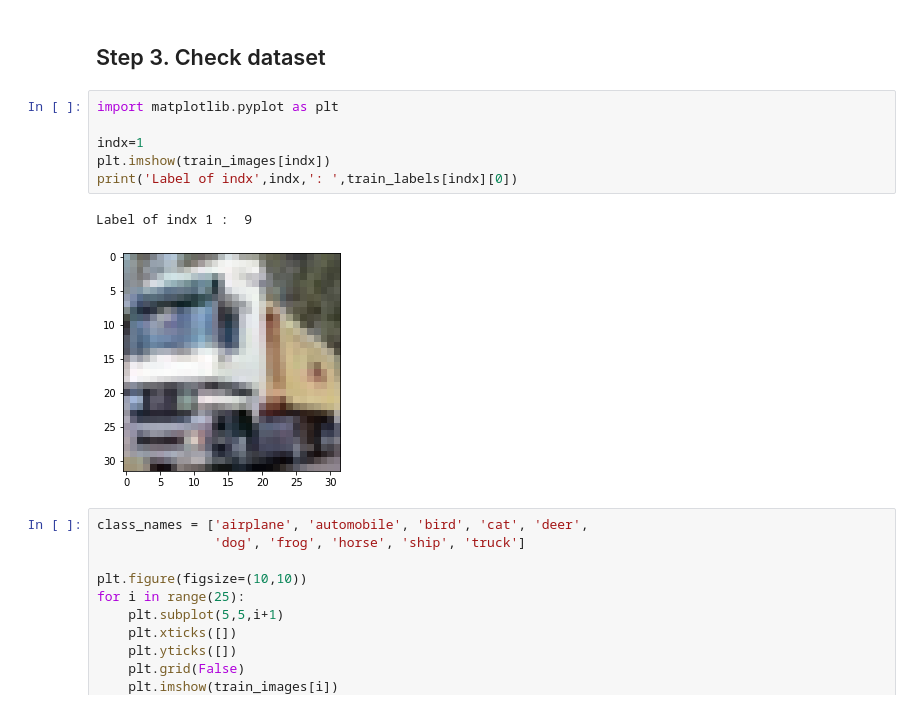
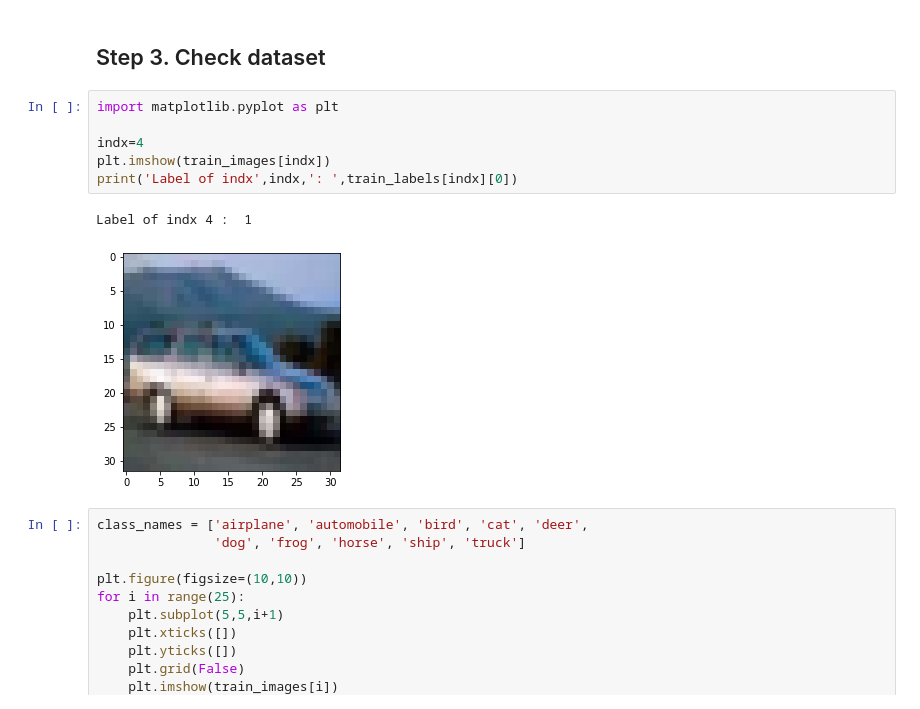
Before and after one commit to poojasaxena/tensorflow-specialization-coursera, a Jupyter notebook: course2_convolutional-neural-networks-tensorflow/04_multiclass-classifications/Course_2_Part_8_Lesson_4_Notebook_(CIFAR10).ipynb, the cells around one changed output. Saved outputs shown, nothing was run; the diff lists cells and outputs as text.

```diff
--- a/course2_convolutional-neural-networks-tensorflow/04_multiclass-classifications/Course_2_Part_8_Lesson_4_Notebook_(CIFAR10).ipynb
+++ b/course2_convolutional-neural-networks-tensorflow/04_multiclass-classifications/Course_2_Part_8_Lesson_4_Notebook_(CIFAR10).ipynb
@@ -39,12 +42,12 @@ distinct images in dataset:  [0 1 2 3 4 5 6 7 8 9]
 # %%
 import matplotlib.pyplot as plt
 
-indx=1
+indx=4
 plt.imshow(train_images[indx])
 print('Label of indx',indx,': ',train_labels[indx][0])
 # %% [output]
-Label of indx 1 :  9
+Label of indx 4 :  1
-[figure, old version]
+[figure, new version]
 # %%
 class_names = ['airplane', 'automobile', 'bird', 'cat', 'deer',
                'dog', 'frog', 'horse', 'ship', 'truck']
```
Also changed, not shown: parts of 7 cells of this notebook.
